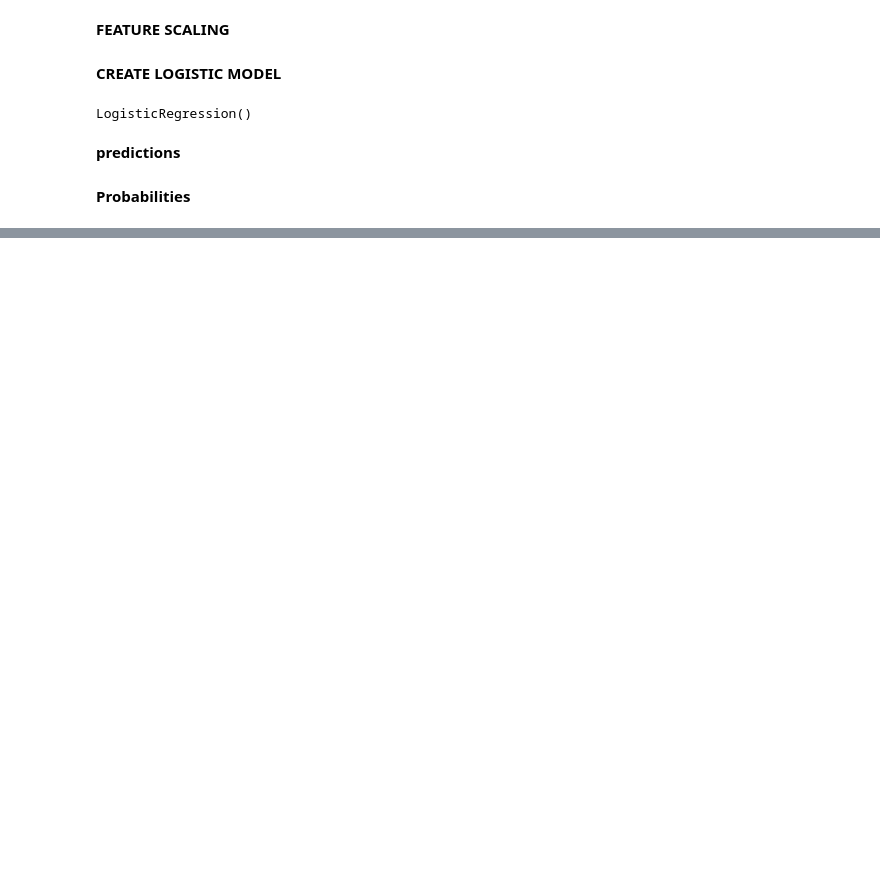
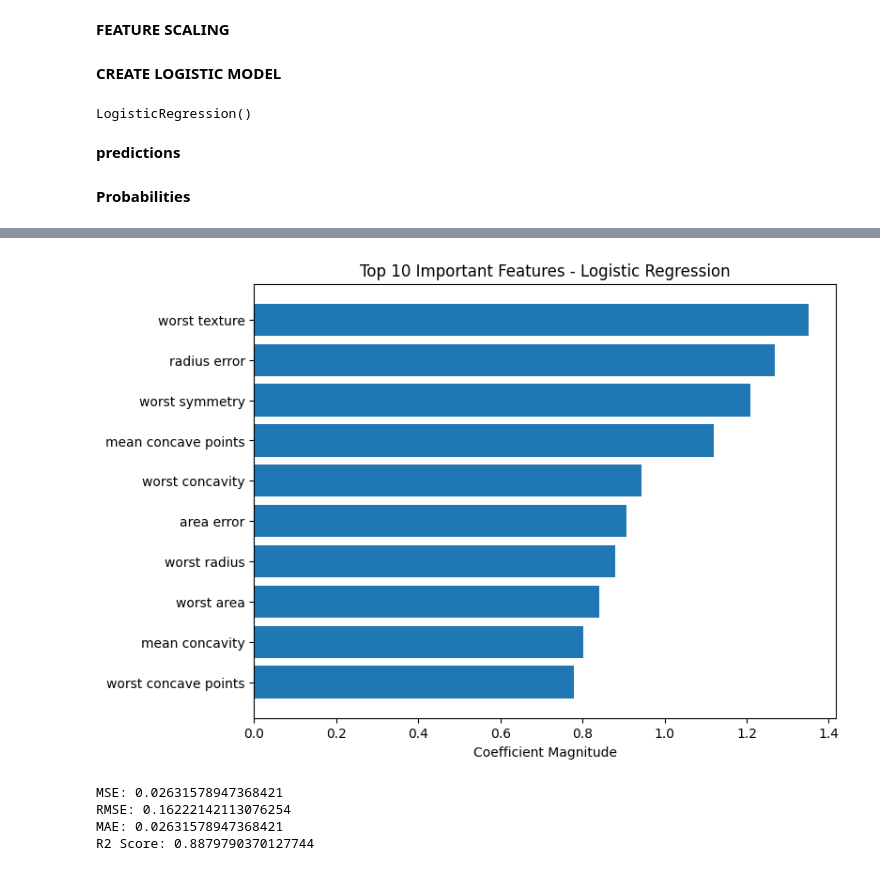
Before and after one commit to siddhika1436/Machine-Learning-From-Scratch-Beginner-Friendly, a Jupyter notebook: Logistic_Regression.ipynb, the cells around one changed output, grey strips where cells are left out. Drawn from its saved outputs; the diff is of its cells as text; code cells hidden in the pictures; blank space fills up the shorter version.

```diff
--- a/Logistic_Regression.ipynb
+++ b/Logistic_Regression.ipynb
@@ -40,0 +106,52 @@ y_prob = log_model.predict_proba(X_test_scaled)
+# %%
+coefficients = log_model.coef_[0]
+
+
+feature_importance = pd.DataFrame({
+    'Feature': data.feature_names,
+    'Importance': coefficients
+})
+
+
+feature_importance['Absolute_Importance'] = np.abs(feature_importance['Importance'])
+
+
+feature_importance = feature_importance.sort_values(
+    by='Absolute_Importance', ascending=False
+)
+
+
+plt.figure(figsize=(8,6))
+plt.barh(feature_importance['Feature'][:10],
+         feature_importance['Absolute_Importance'][:10])
+
+plt.xlabel("Coefficient Magnitude")
+plt.title("Top 10 Important Features - Logistic Regression")
+plt.gca().invert_yaxis()
+plt.show()
+# %% [output]
+[figure, added]
+# %%
+from sklearn.metrics import mean_squared_error, mean_absolute_error, r2_score
+import numpy as np
+
+
+mse = mean_squared_error(y_test, y_pred)
+
+rmse = np.sqrt(mse)
+
+
+mae = mean_absolute_error(y_test, y_pred)
+
+
+r2 = r2_score(y_test, y_pred)
+
+print("MSE:", mse)
+print("RMSE:", rmse)
+print("MAE:", mae)
+print("R2 Score:", r2)
+# %% [output]
+MSE: 0.02631578947368421
+RMSE: 0.16222142113076254
+MAE: 0.02631578947368421
+R2 Score: 0.8879790370127744
```
Also changed, not shown: parts of 9 cells of this notebook, 5 other files.
